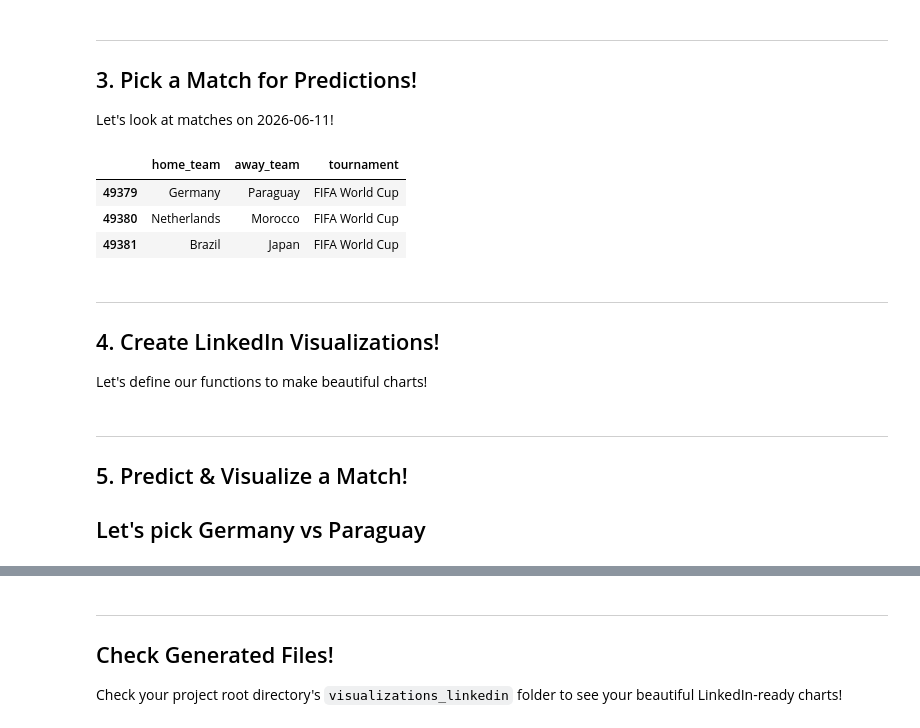
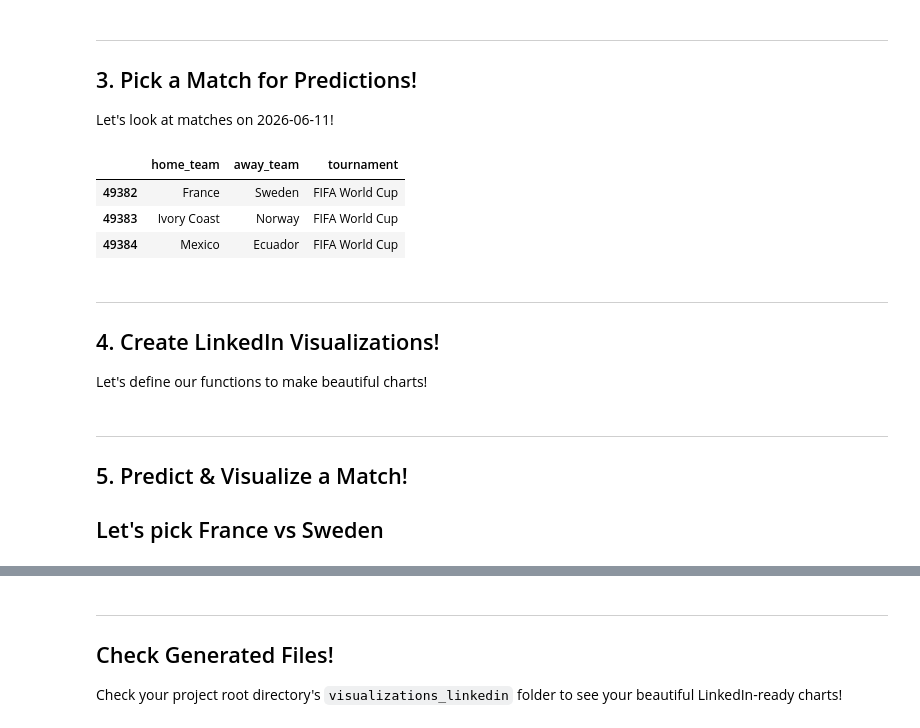
Before and after one commit to nitindavegit/FIFA-2026-Predictions, a Jupyter notebook: notebooks/04_LinkedIn_Presentation.ipynb, the cells around one changed output, grey strips where cells are left out. Saved outputs shown, nothing was run; the diff lists cells and outputs as text; code cells hidden in the pictures.

```diff
--- a/notebooks/04_LinkedIn_Presentation.ipynb
+++ b/notebooks/04_LinkedIn_Presentation.ipynb
@@ -71,14 +71,14 @@ Let's look at matches on 2026-06-11!
 # %%
 data_dir = project_root / "data"
 results = pd.read_csv(data_dir / "results.csv")
-date = '2026-06-29'
+date = '2026-06-30'
 matches = results[results['date'] == date]
 matches[['home_team', 'away_team', 'tournament']]
 # %% [output]
 |  | home_team | away_team | tournament |
-| 49379 | Germany | Paraguay | FIFA World Cup |
-| 49380 | Netherlands | Morocco | FIFA World Cup |
-| 49381 | Brazil | Japan | FIFA World Cup |
+| 49382 | France | Sweden | FIFA World Cup |
+| 49383 | Ivory Coast | Norway | FIFA World Cup |
+| 49384 | Mexico | Ecuador | FIFA World Cup |
 # %% [markdown]
 ---
 ## 4. Create LinkedIn Visualizations!
@@ -200,5 +200,5 @@ def generate_score_heatmap(home_team, away_team, home_xg, away_xg, date_str="202
 ---
 ## 5. Predict & Visualize a Match!
 
-## Let's pick Germany vs Paraguay
+## Let's pick France vs Sweden
 # %%
```
Also changed, not shown: parts of 9 cells of this notebook.
